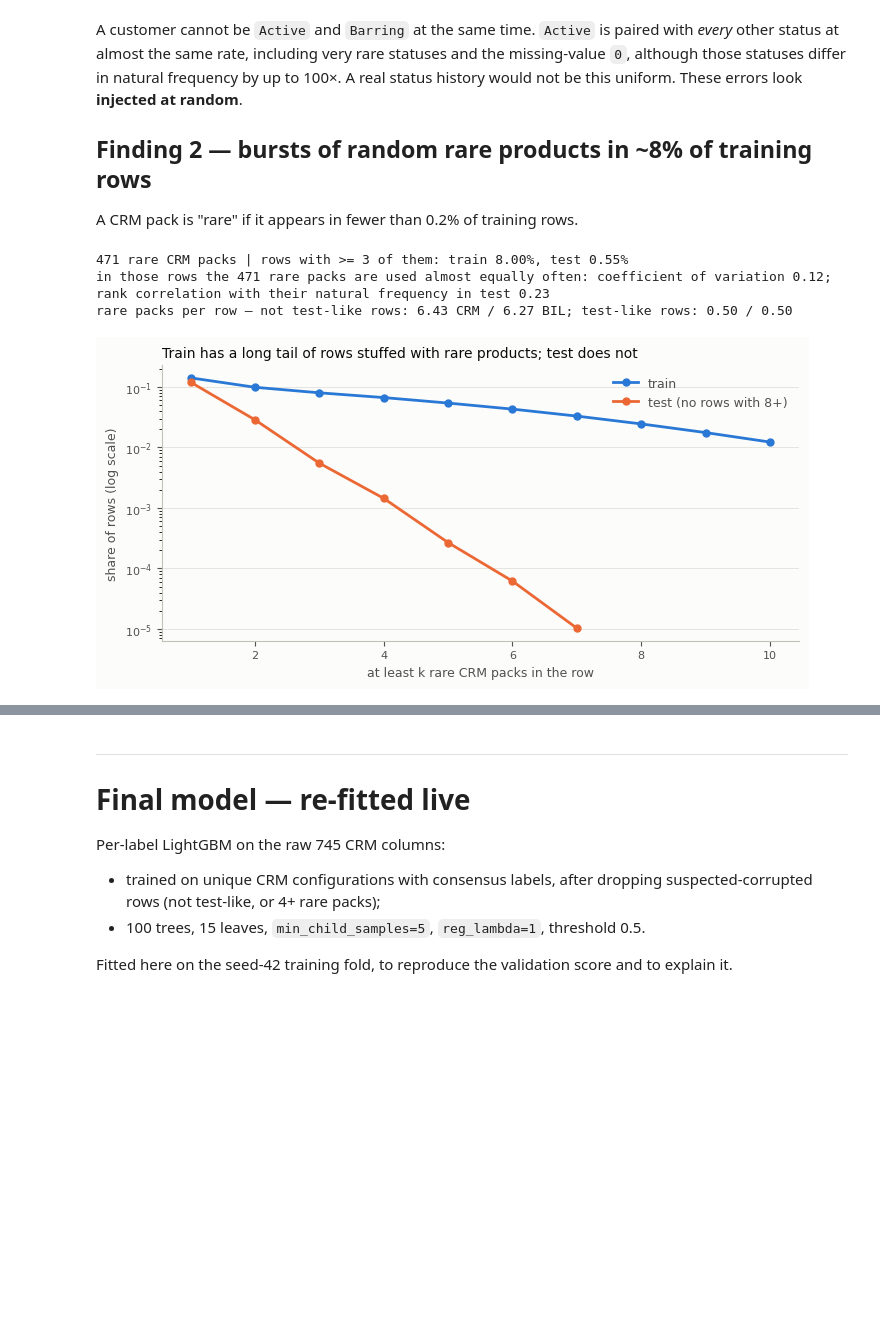
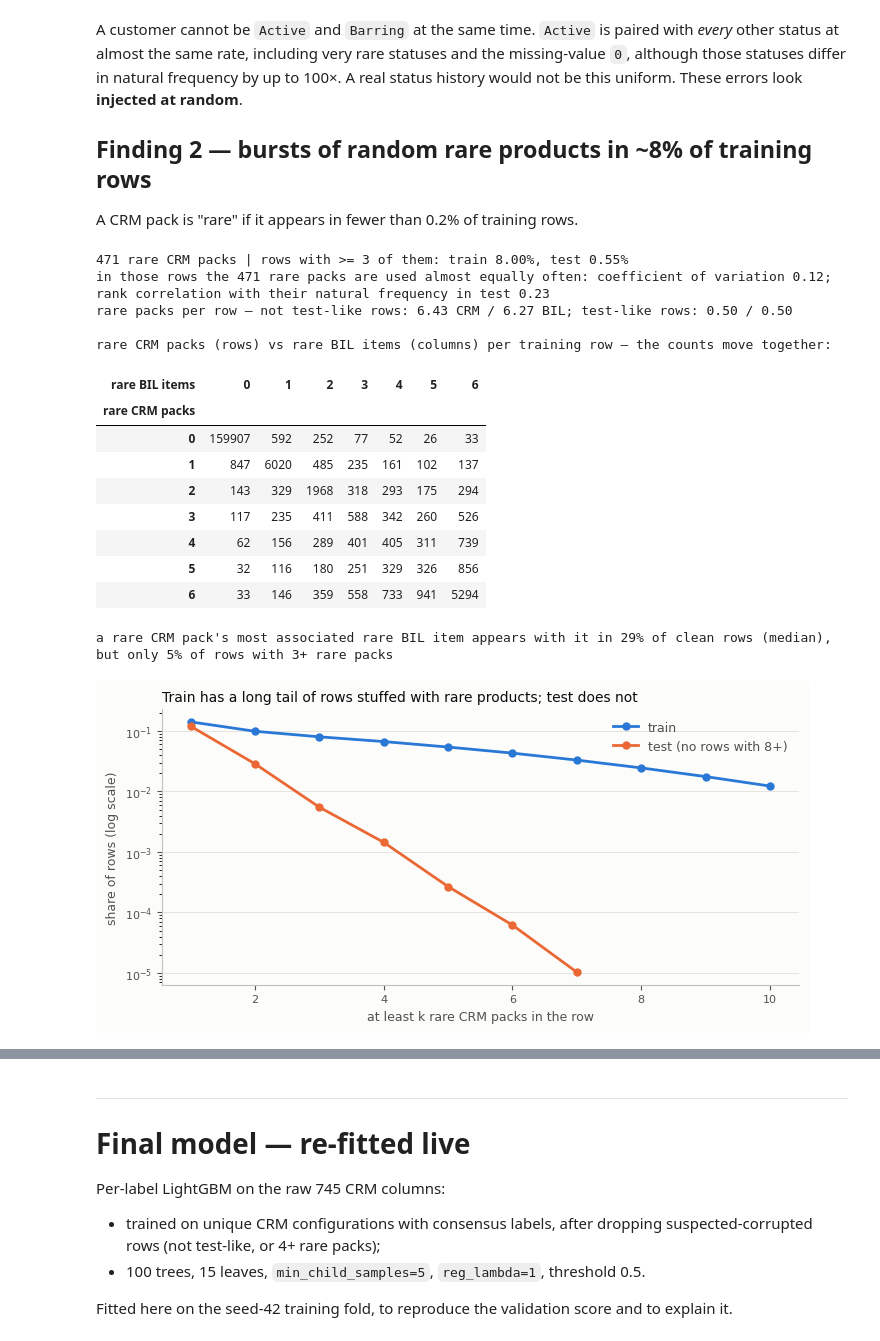
Before and after one commit to therealblitz00/ECQ, a Jupyter notebook: notebooks/sprint3_final.ipynb, the cells around one changed output, grey strips where cells are left out. Drawn from its saved outputs; the diff is of its cells as text; code cells hidden in the pictures; blank space fills up the shorter version.

```diff
--- a/notebooks/sprint3_final.ipynb
+++ b/notebooks/sprint3_final.ipynb
@@ -311,32 +325,61 @@ rare_bil_tr = Y[:, rare_bil].sum(1)
 print(f'{rare_crm.sum()} rare CRM packs | rows with >= 3 of them: train {np.mean(rare_tr >= 3):.2%}, '
       f'test {np.mean(rare_te >= 3):.2%}')
 
 heavy = rare_tr >= 3
 use = X[heavy][:, rare_crm].sum(0)
 print(f'in those rows the {rare_crm.sum()} rare packs are used almost equally often: '
       f'coefficient of variation {use.std() / use.mean():.2f}; '
       f'rank correlation with their natural frequency in test {spearmanr(use, X_test[:, rare_crm].mean(0)).statistic:.2f}')
 print(f'rare packs per row — not test-like rows: {rare_tr[~test_like].mean():.2f} CRM / '
       f'{rare_bil_tr[~test_like].mean():.2f} BIL; test-like rows: {rare_tr[test_like].mean():.2f} / '
       f'{rare_bil_tr[test_like].mean():.2f}')
 
+print('\nrare CRM packs (rows) vs rare BIL items (columns) per training row — the counts move together:')
+display(pd.crosstab(pd.Series(np.minimum(rare_tr, 6), name='rare CRM packs'),
+                    pd.Series(np.minimum(rare_bil_tr, 6), name='rare BIL items')))
+
+
+def partner_rate(mask):
+    # For each rare CRM pack: how often its most associated rare BIL item appears with it.
+    Xs, Ys = X[mask][:, rare_crm].astype(np.float32), Y[mask][:, rare_bil].astype(np.float32)
+    n = Xs.sum(0)
+    rate = (Xs.T @ Ys).max(1) / np.maximum(n, 1)
+    return np.median(rate[n >= 5])
+
+
+clean_rows = test_like & (rare_tr < 3)
+print(f'a rare CRM pack\'s most associated rare BIL item appears with it in {partner_rate(clean_rows):.0%} of clean rows '
+      f'(median), but only {partner_rate(rare_tr >= 3):.0%} of rows with 3+ rare packs')
+
 ks = np.arange(1, 11)
 share_te = np.array([np.mean(rare_te >= k) for k in ks])
 fig, ax = plt.subplots(figsize=(7.2, 3.6))
 ax.plot(ks, [np.mean(rare_tr >= k) for k in ks], color=BLUE, lw=2, marker='o', ms=5, label='train')
 ax.plot(ks[share_te > 0], share_te[share_te > 0], color=ORANGE, lw=2, marker='o', ms=5,
         label=f'test (no rows with {ks[share_te > 0].max() + 1}+)')
 ax.set_yscale('log')
 style(ax, grid='y')
 ax.set_xlabel('at least k rare CRM packs in the row', color=INK2)
 ax.set_ylabel('share of rows (log scale)', color=INK2)
 ax.set_title('Train has a long tail of rows stuffed with rare products; test does not', loc='left', color=INK, fontsize=10)
 ax.legend(frameon=False, labelcolor=INK2)
 plt.tight_layout()
 plt.show()
 # %% [output]
 471 rare CRM packs | rows with >= 3 of them: train 8.00%, test 0.55%
 in those rows the 471 rare packs are used almost equally often: coefficient of variation 0.12; rank correlation with their natural frequency in test 0.23
 rare packs per row — not test-like rows: 6.43 CRM / 6.27 BIL; test-like rows: 0.50 / 0.50
+
+rare CRM packs (rows) vs rare BIL items (columns) per training row — the counts move together:
+| rare BIL items | 0 | 1 | 2 | 3 | 4 | 5 | 6 |
+| rare CRM packs |  |  |  |  |  |  |  |
+| 0 | 159907 | 592 | 252 | 77 | 52 | 26 | 33 |
+| 1 | 847 | 6020 | 485 | 235 | 161 | 102 | 137 |
+| 2 | 143 | 329 | 1968 | 318 | 293 | 175 | 294 |
+| 3 | 117 | 235 | 411 | 588 | 342 | 260 | 526 |
+| 4 | 62 | 156 | 289 | 401 | 405 | 311 | 739 |
+| 5 | 32 | 116 | 180 | 251 | 329 | 326 | 856 |
+| 6 | 33 | 146 | 359 | 558 | 733 | 941 | 5294 |
+a rare CRM pack's most associated rare BIL item appears with it in 29% of clean rows (median), but only 5% of rows with 3+ rare packs
 [figure]
 # %% [markdown]
```
Also changed, not shown: parts of 23 cells of this notebook, 13 other files.
